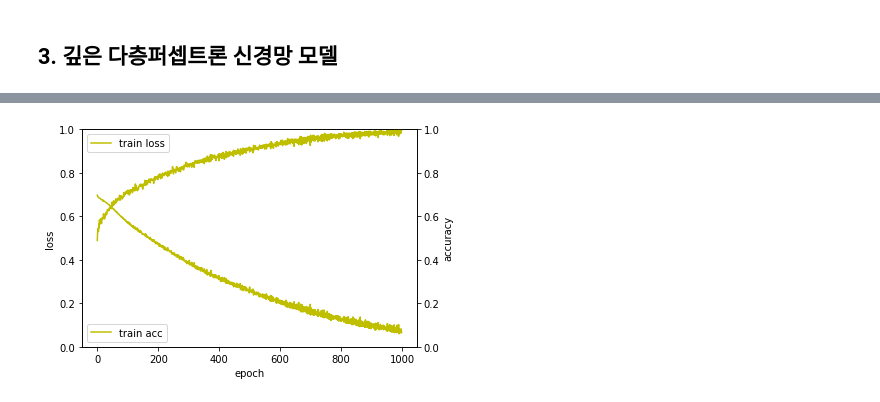
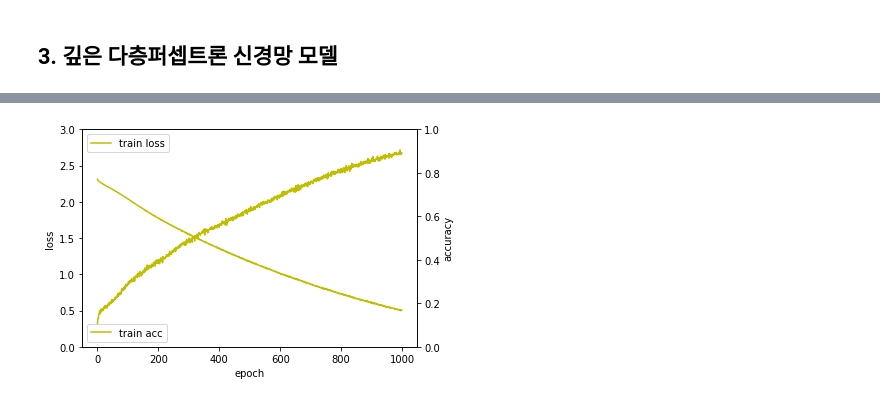
Before and after one commit to ckiekim/TIL, a Jupyter notebook: 05.파이썬_딥러닝_케라스/03.수치입력_다중클래스분류모델/다중분류모델.ipynb, the cells around one changed output, grey strips where cells are left out. Saved outputs shown, nothing was run; the diff lists cells and outputs as text; code cells hidden in the pictures.

```diff
--- a/05.파이썬_딥러닝_케라스/03.수치입력_다중클래스분류모델/다중분류모델.ipynb
+++ b/05.파이썬_딥러닝_케라스/03.수치입력_다중클래스분류모델/다중분류모델.ipynb
@@ -183,6 +205,6 @@ loss_and_metrics : [0.8561319708824158, 0.5300000011920929]
 model3 = Sequential()
 model3.add(Dense(64, input_dim=12, activation='relu'))
 model3.add(Dense(64, activation='relu'))
-model3.add(Dense(1, activation='sigmoid'))
+model3.add(Dense(10, activation='softmax'))
 model3.summary()
 # %% [output]
@@ -202,7 +224,7 @@ Non-trainable params: 0
 _________________________________________________________________
 # %%
 # 모델 학습과정 설정
-model3.compile(loss='binary_crossentropy', optimizer='rmsprop', metrics=['accuracy'])
+model3.compile(loss='categorical_crossentropy', optimizer='rmsprop', metrics=['accuracy'])
 # %%
 # 모델 학습시키기
 hist3 = model3.fit(x_train, y_train, epochs=1000, batch_size=100)
@@ -227,20 +249,20 @@ Epoch 1000/1000
 # %%
 # 학습과정 살펴보기
 fig, loss_ax = plt.subplots()
 acc_ax = loss_ax.twinx()
-loss_ax.set_ylim([0.0, 1.0])
+loss_ax.set_ylim([0.0, 3.0])
 acc_ax.set_ylim([0.0, 1.0])
 loss_ax.plot(hist3.history['loss'], 'y', label='train loss')
 acc_ax.plot(hist3.history['acc'], 'y', label='train acc')
 
 loss_ax.set_xlabel('epoch')
 loss_ax.set_ylabel('loss')
 acc_ax.set_ylabel('accuracy')
 loss_ax.legend(loc='upper left')
 acc_ax.legend(loc='lower left')
 plt.show()
 # %% [output]
-[figure, old version]
+[figure, new version]
 # %%
 # 모델 평가하기
 loss_and_metrics = model3.evaluate(x_test, y_test, batch_size=50)
```
Also changed, not shown: parts of 15 cells of this notebook.
